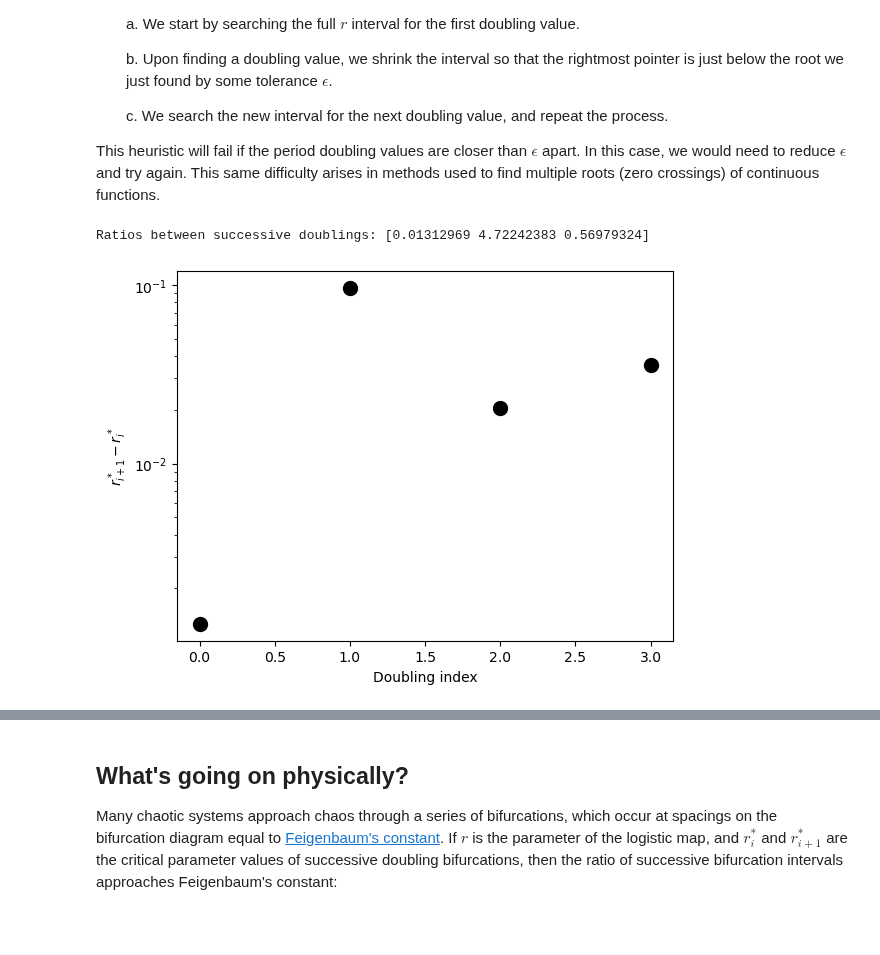
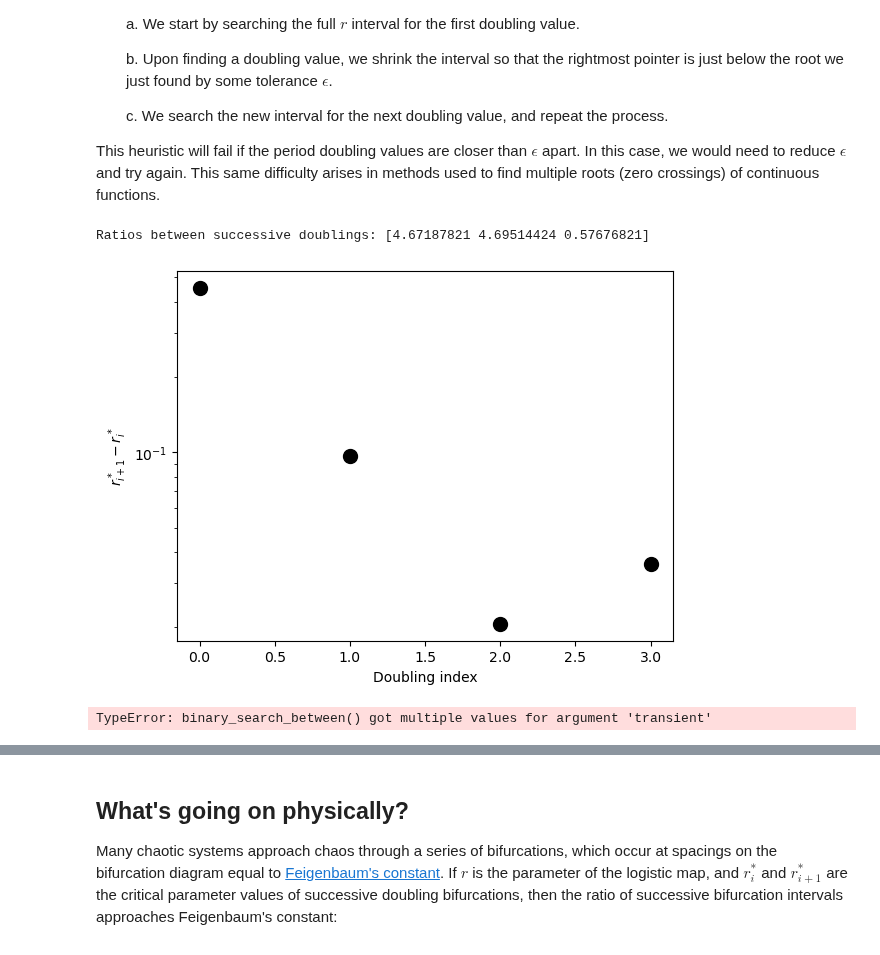
Before and after one commit to williamgilpin/cphy, a Jupyter notebook: talks/time_and_space_complexity_recursion.ipynb, the cells around one changed output, grey strips where cells are left out. Saved outputs shown, nothing was run; the diff lists cells and outputs as text; code cells hidden in the pictures.

```diff
--- a/talks/time_and_space_complexity_recursion.ipynb
+++ b/talks/time_and_space_complexity_recursion.ipynb
@@ -35,10 +35,10 @@ class LogisticMap:
         self.r = r
         self.x = x0
 
-    def next(self):
-        """Compute the next value of the map."""
-        self.x = self.r * self.x * (1 - self.x)
-        return self.x
+    # def next(self):
+    #     """Compute the next value of the map."""
+    #     self.x = self.r * self.x * (1 - self.x)
+    #     return self.x
 
     def simulate(self, n):
         """Simulate the map for n iterations."""
@@ -52,8 +52,6 @@ class LogisticMap:
     def __call__(self):
         self.x = self.r * self.x * (1 - self.x)
         return self.x
-        # print("don't dp this")
-        return self.next()
 
     # The __str__ method is called when the object is printed. It must return a string.
     def __str__(self):
@@ -204,7 +200,7 @@ def check_period_doubling(prev_traj, current_traj, tolerance=0.3):
     # Round each trajectory to 4 decimal places to avoid numerical errors, and then
     # count the number of unique values seen. A period 2 orbit will have 2 unique
     # values, a period 4 orbit will have 4 unique values, and so on.
-    prev_unique_vals = len(set(np.round(prev_traj, decimals=4)))
+    prev_unique_vals = len(np.unique(np.round(prev_traj, decimals=4)))
     current_unique_vals = len(set(np.round(current_traj, decimals=4)))
 
     # Check to see if the number of unique values has doubled, to within a threshold
@@ -289,2 +284,9 @@ Time elapsed: 0.04171919822692871 seconds
 # %% [markdown]
 Now that we've found the period doubling values of $r$, we can plot these values on top of the bifurcation diagram, to see whether they look right.
+# %%
+plt.figure(figsize=(9, 6))
+
+## Create and plot the bifurcation diagram
+diagram = BifurcationDiagram(LogisticMap(), 3.52, 3.58, 0.0001, 1000)
+for traj, r in diagram:
+    plt.plot([r] * len(traj), traj, ',k', alpha=0.25)
@@ -514,7 +518,7 @@ def binary_search_between(dmap, rmin, rmax, transient=50, tol=1e-6):
     return rmid
 
 
-def binary_search_bifurcation(dmap, rmin, rmax, n_iter, transient=100, tol=1e-6):
+def binary_search_bifurcation(dmap, rmin, rmax, n_iter, transient=50):
     """
     Find doublings using a multipointer binary search
 
@@ -526,36 +530,53 @@ def binary_search_bifurcation(dmap, rmin, rmax, n_iter, transient=100, tol=1e-6)
         dmap (object): A discrete map object. Must contain a simulate method that
             returns a trajectory of the map.
         rmin (float): The minimum value of r to use.
         rmax (float): The maximum value of r to use.
         n_iter (int): The number of iterations to use for each value of r.
         transient (int): The number of iterations to discard as transient.
 
     Returns:
         array: An array of values of r where the map period doubles
     """
     rvals = []
     # narrow down the search between every pair of successive pointers to find a doubling
     for i in range(n_iter):
-        rmax_new = binary_search_between(dmap, rmin, rmax, transient=transient, tol=tol)
+        rmax_new = binary_search_between(dmap, rmin, rmax, transient=transient)
         if np.abs(rmax - rmax_new) < 1e-3:
             rmax -= 1e-4
         else:
             rvals.append(rmax)
             rmax = rmax_new
     return np.array(rvals)[::-1]
 
 rvals_c = binary_search_bifurcation(LogisticMap(), 2.8, 3.6, 10, transient=50)
 
 plt.figure()
 gaps = rvals_c[1:] - rvals_c[:-1]
 plt.xlabel('Doubling index')
 plt.ylabel('$r^*_{i+1} - r^*_i$')
 
 plt.semilogy(gaps, '.k', markersize=20)
 print(f"Ratios between successive doublings: {gaps[:-1] / gaps[1:]}")
 # %% [output]
-Ratios between successive doublings: [0.01312969 4.72242383 0.56979324]
+Ratios between successive doublings: [4.67187821 4.69514424 0.57676821]
-[figure, old version]
+[figure, new version]
+# %%
+rvals_c = np.array([
+    binary_search_between(LogisticMap(), 2.9, 3.1, 20, tol=1e-8,),
+    binary_search_between(LogisticMap(), 3.1, 3.54, 20, tol=1e-8),
+    binary_search_between(LogisticMap(), 3.54, 3.56, 20, tol=1e-8),
+    binary_search_between(LogisticMap(), 3.56, 3.57, 20, tol=1e-8),
+])
+
+plt.figure()
+gaps = rvals_c[1:] - rvals_c[:-1]
+plt.xlabel('Doubling index')
+plt.ylabel('$r^*_{i+1} - r^*_i$')
+
+plt.semilogy(gaps, '.k', markersize=20)
+print(f"Ratios between successive doublings: {gaps[:-1] / gaps[1:]}")
+# %% [output]
+TypeError: binary_search_between() got multiple values for argument 'transient'
 # %%
 plt.figure(figsize=(9, 6))
 
```
Also changed, not shown: parts of 9 cells of this notebook.
